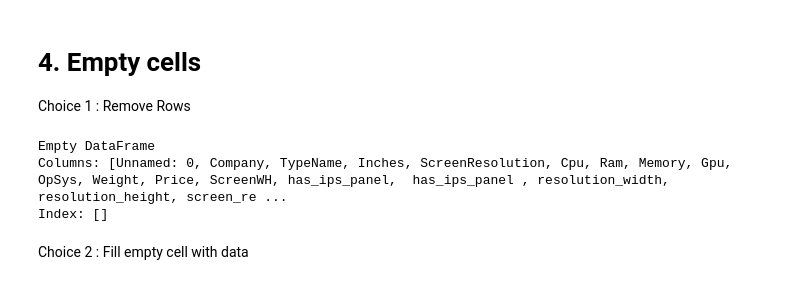
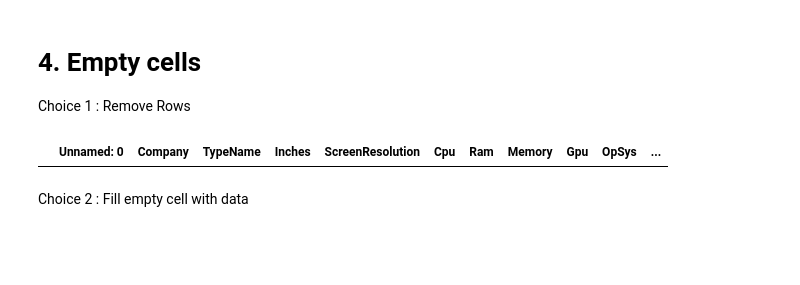
Before and after one commit to t1ww/AI-for-SE, a Jupyter notebook: LAB09/LAB09_preprocessing_652115013_inclass.ipynb, the cells around one changed output. Saved outputs shown, nothing was run; the diff lists cells and outputs as text; code cells hidden in the pictures; blank space fills up the shorter version.

```diff
--- a/LAB09/LAB09_preprocessing_652115013_inclass.ipynb
+++ b/LAB09/LAB09_preprocessing_652115013_inclass.ipynb
@@ -161,11 +166,9 @@ data
 Choice 1 : Remove Rows
 # %%
 new_df = data.dropna()
-print(new_df)
+new_df
 # %% [output]
-Empty DataFrame
-Columns: [Unnamed: 0, Company, TypeName, Inches, ScreenResolution, Cpu, Ram, Memory, Gpu, OpSys, Weight, Price, ScreenWH, has_ips_panel,  has_ips_panel , resolution_width, resolution_height, screen_re ...
-Index: []
+|  | Unnamed: 0 | Company | TypeName | Inches | ScreenResolution | Cpu | Ram | Memory | Gpu | OpSys | ... |
 # %% [markdown]
 Choice 2 : Fill empty cell with data
 # %%
```
Also changed, not shown: parts of 12 cells of this notebook.
